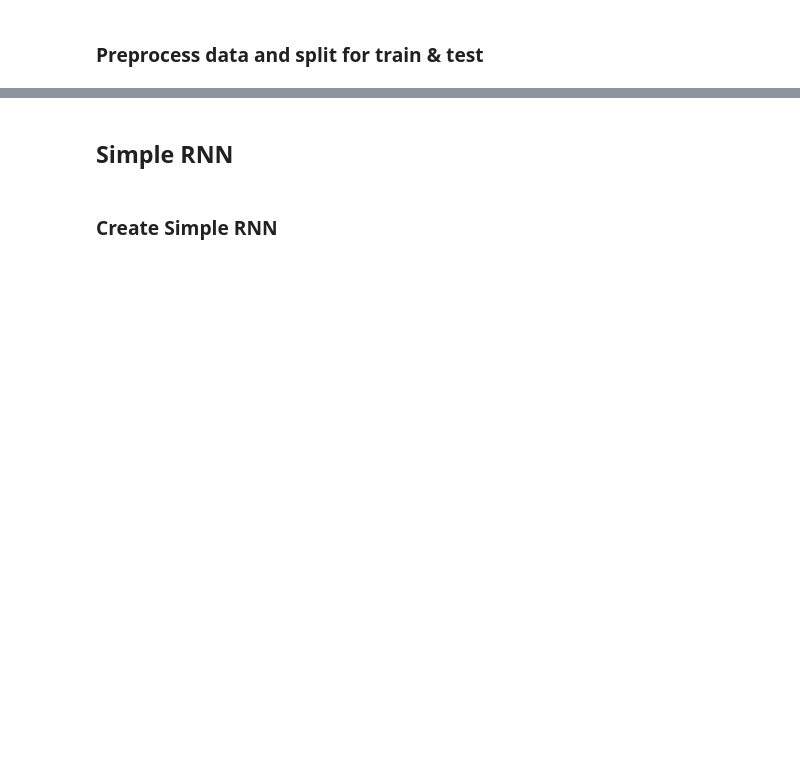
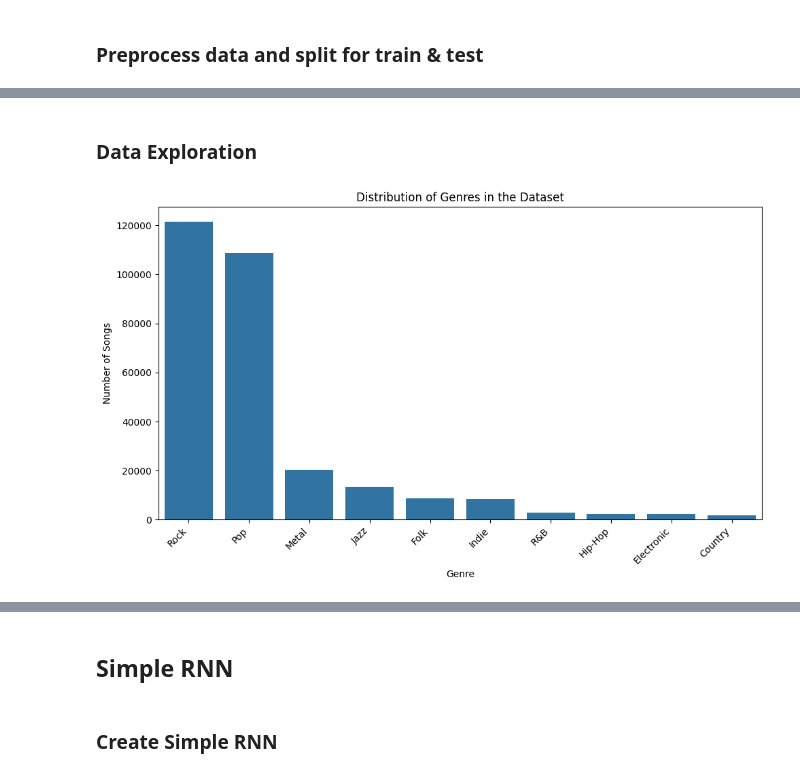
Before and after one commit to neilpelow/Deep-Learning-Models, a Jupyter notebook: notebooks/RNN_Variants.ipynb, the cells around one changed output, grey strips where cells are left out. Saved outputs shown, nothing was run; the diff lists cells and outputs as text; code cells hidden in the pictures; blank space fills up the shorter version.

```diff
--- a/notebooks/RNN_Variants.ipynb
+++ b/notebooks/RNN_Variants.ipynb
@@ -38,0 +24,13 @@ print(training_data.head())
+# %%
+# Define the path to the data directory
+data_dir = './data'
+
+# List all files in the data directory
+data_files = os.listdir(data_dir)
+
+# Load the training data (assuming it's a CSV file)
+training_data_path = os.path.join(data_dir, 'train.csv')
+training_data = pd.read_csv(training_data_path)
+
+# Display the first few rows of the training data
+print(training_data.head())
@@ -58,0 +102,20 @@ Found GPU at: /device:GPU:0
+# %% [markdown]
+### Data Exploration
+# %%
+import matplotlib.pyplot as plt
+import seaborn as sns
+
+# Count the occurrences of each genre
+genre_counts = training_data['Genre'].value_counts()
+
+# Create a bar plot of the genre distribution
+plt.figure(figsize=(10, 6))
+sns.barplot(x=genre_counts.index, y=genre_counts.values)
+plt.xlabel('Genre')
+plt.ylabel('Number of Songs')
+plt.title('Distribution of Genres in the Dataset')
+plt.xticks(rotation=45, ha='right')  # Rotate x-axis labels for better readability
+plt.tight_layout()
+plt.show()
+# %% [output]
+[figure, added]
```
Also changed, not shown: parts of 30 cells of this notebook.
